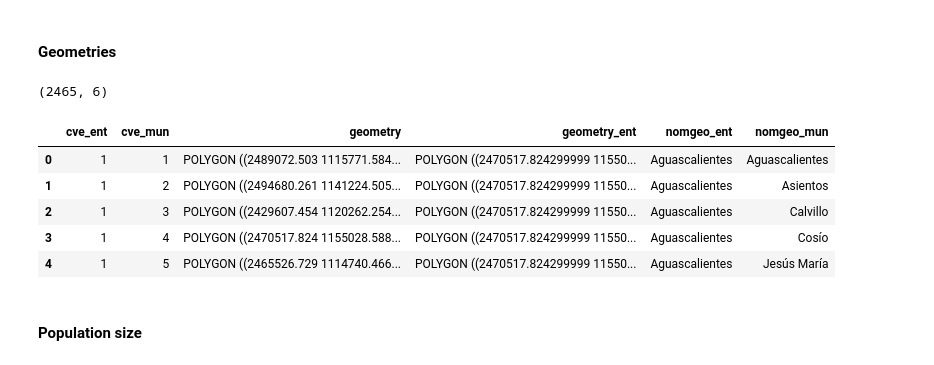
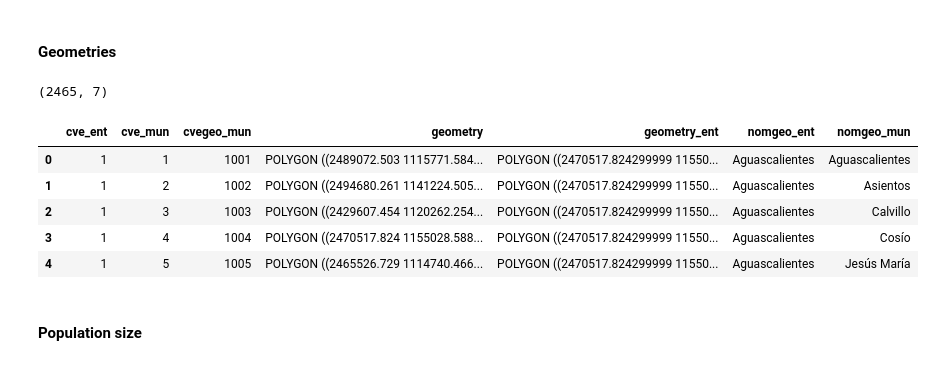
Before and after one commit to jvelez-s/cdmx_challenge, a Jupyter notebook: notebooks/0.5-jvs-data_preprocessing.ipynb, the cells around one changed output. Drawn from its saved outputs; the diff is of its cells as text; code cells hidden in the pictures.

```diff
--- a/notebooks/0.5-jvs-data_preprocessing.ipynb
+++ b/notebooks/0.5-jvs-data_preprocessing.ipynb
@@ -271,22 +269,22 @@ cases_df.head()
 # %%
 geometries_joined = (
     gdf_mun.merge(gdf_ent, on="CVE_ENT", suffixes=("_mun", "_ent")).
     pipe(lambda x: x.rename(columns=dict(zip(x.columns, x.columns.str.lower())))).
     rename(columns={"geometry_mun": "geometry"}).
-    drop(columns=["cvegeo_mun", "cvegeo_ent"]).
+    drop(columns=["cvegeo_ent"]).
     pipe(lambda x: x.apply(pd.to_numeric, errors="ignore")).
     pipe(lambda x: gpd.GeoDataFrame(x[sorted(x.columns)], geometry="geometry", crs=gdf_mun.crs))
 )
 print(geometries_joined.shape)
 geometries_joined.head()
 # %% [output]
-(2465, 6)
+(2465, 7)
-|  | cve_ent | cve_mun | geometry | geometry_ent | nomgeo_ent | nomgeo_mun |
-| 0 | 1 | 1 | POLYGON ((2489072.503 1115771.584... | POLYGON ((2470517.824299999 11550... | Aguascalientes | Aguascalientes |
-| 1 | 1 | 2 | POLYGON ((2494680.261 1141224.505... | POLYGON ((2470517.824299999 11550... | Aguascalientes | Asientos |
-| 2 | 1 | 3 | POLYGON ((2429607.454 1120262.254... | POLYGON ((2470517.824299999 11550... | Aguascalientes | Calvillo |
-| 3 | 1 | 4 | POLYGON ((2470517.824 1155028.588... | POLYGON ((2470517.824299999 11550... | Aguascalientes | Cosío |
-| 4 | 1 | 5 | POLYGON ((2465526.729 1114740.466... | POLYGON ((2470517.824299999 11550... | Aguascalientes | Jesús María |
+|  | cve_ent | cve_mun | cvegeo_mun | geometry | geometry_ent | nomgeo_ent | nomgeo_mun |
+| 0 | 1 | 1 | 1001 | POLYGON ((2489072.503 1115771.584... | POLYGON ((2470517.824299999 11550... | Aguascalientes | Aguascalientes |
+| 1 | 1 | 2 | 1002 | POLYGON ((2494680.261 1141224.505... | POLYGON ((2470517.824299999 11550... | Aguascalientes | Asientos |
+| 2 | 1 | 3 | 1003 | POLYGON ((2429607.454 1120262.254... | POLYGON ((2470517.824299999 11550... | Aguascalientes | Calvillo |
+| 3 | 1 | 4 | 1004 | POLYGON ((2470517.824 1155028.588... | POLYGON ((2470517.824299999 11550... | Aguascalientes | Cosío |
+| 4 | 1 | 5 | 1005 | POLYGON ((2465526.729 1114740.466... | POLYGON ((2470517.824299999 11550... | Aguascalientes | Jesús María |
 # %% [markdown]
 #### Population size
 # %%
```
Also changed, not shown: parts of 10 cells of this notebook, 6 other files.
